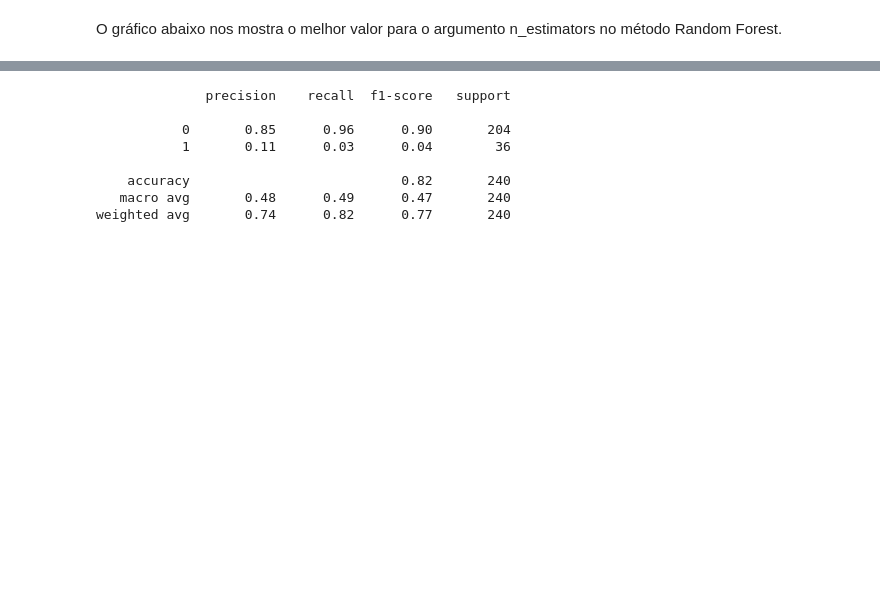
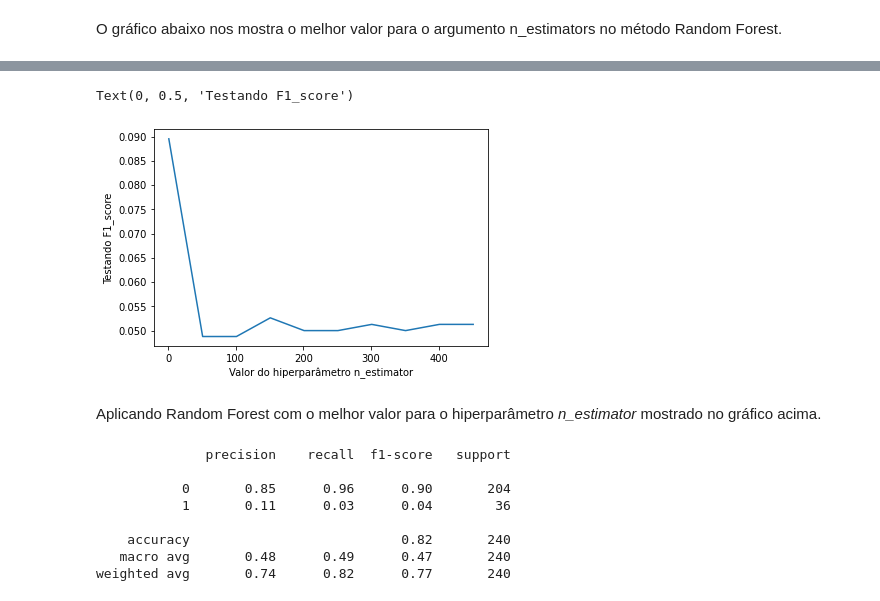
Before and after one commit to VicenteJFonseca/Machine-Learning-Absente-mo-Classificador, a Jupyter notebook: classificador_absenteismo.ipynb, the cells around one changed output, grey strips where cells are left out. Cells and saved outputs as stored; diff of their text form; code cells hidden in the pictures; blank space fills up the shorter version.

```diff
--- a/classificador_absenteismo.ipynb
+++ b/classificador_absenteismo.ipynb
@@ -616,3 +655,22 @@ weighted avg       0.76      0.81      0.78       240
 ### Floresta Aleatória
 # %% [markdown]
 O gráfico abaixo nos mostra o melhor valor para o argumento n_estimators no método Random Forest.
+# %%
+scores =[]
+
+for k in range(1, 501,50):
+
+    rfc = RandomForestClassifier(n_estimators=k)
+
+    rfc.fit(X_treino, y_treino)
+
+    y_pred = rfc.predict(X_teste)
+
+    scores.append(f1_score(y_teste, y_pred))
+
+
+
+plt.plot(range(1, 501,50), scores)
+plt.xlabel('Valor do hiperparâmetro n_estimator')
+plt.ylabel('Testando F1_score')
+# %% [output]
@@ -619,3 +687,7 @@ O gráfico abaixo nos mostra o melhor valor para o argumento n_estimators no mé
+Text(0, 0.5, 'Testando F1_score')
+[figure, added]
+# %% [markdown]
+Aplicando Random Forest com o melhor valor para o hiperparâmetro *n_estimator* mostrado no gráfico acima.
 # %%
 forest = RandomForestClassifier(n_estimators = 1, criterion='entropy', max_depth=6, random_state=42)
 
```
Also changed, not shown: parts of 20 cells of this notebook.
